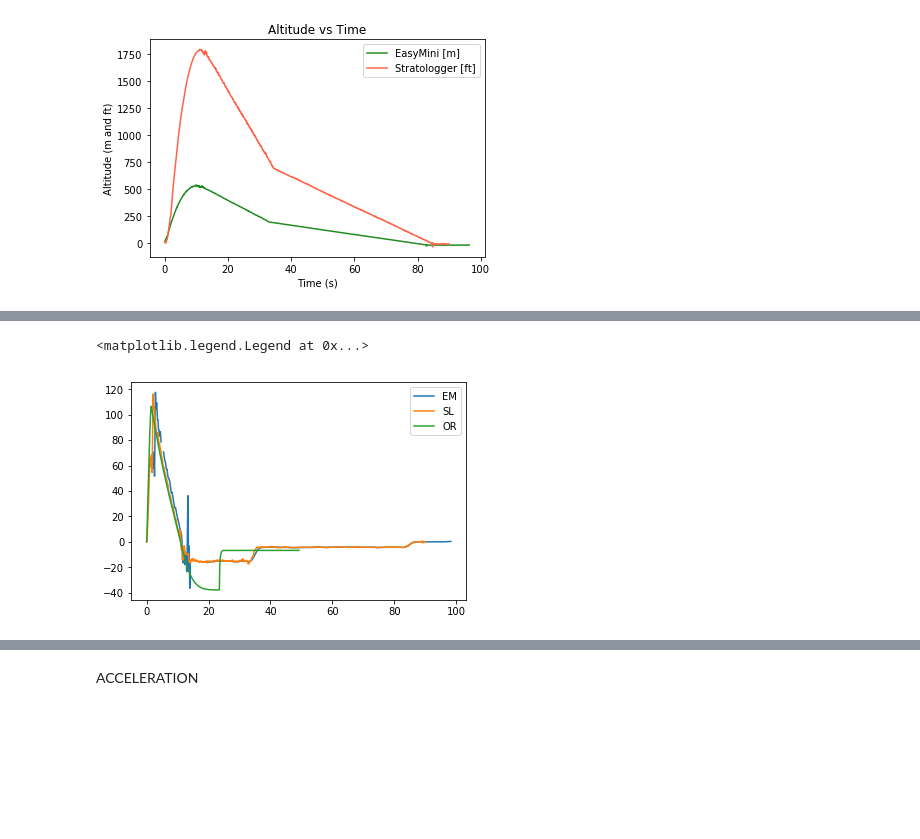
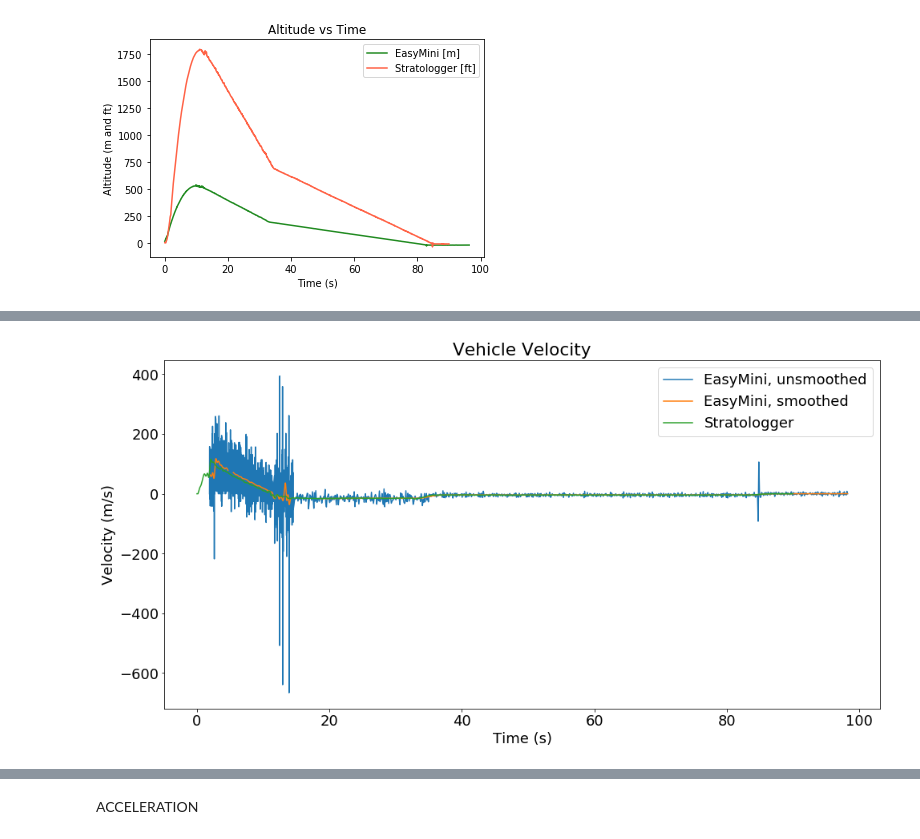
Before and after one commit to DuncanBark/Data_Analysis, a Jupyter notebook: TMHAltClean.ipynb, the cells around one changed output, grey strips where cells are left out. Drawn from its saved outputs; the diff is of its cells as text; code cells hidden in the pictures; blank space fills up the shorter version.

```diff
--- a/TMHAltClean.ipynb
+++ b/TMHAltClean.ipynb
@@ -116,8 +116,13 @@ print emTime[argmax(smoothVel)]
-# %%
-plot(emTime, smoothVel, label = "EM")
-plot(slTime,slVel, label = "SL")
-plot(ORTime, ORVel, label = "OR")
-legend()
-# %% [output]
-<matplotlib.legend.Legend at 0x...>
-[figure, removed]
+# %%
+figure(figsize = (16, 8))
+plot(emTime, emVel, label = "EasyMini, unsmoothed")
+plot(emTime, smoothVel, label = "EasyMini, smoothed")
+plot(slTime, slVel, label = "Stratologger")
+legend()
+title("Vehicle Velocity")
+xlabel("Time (s)")
+ylabel("Velocity (m/s)")
+rcParams["font.size"] = 18
+savefig("vehiclevelocityUNSMOOTH")
+# %% [output]
+[figure, added]
```
Also changed, not shown: parts of 7 cells of this notebook, 6 other files.
